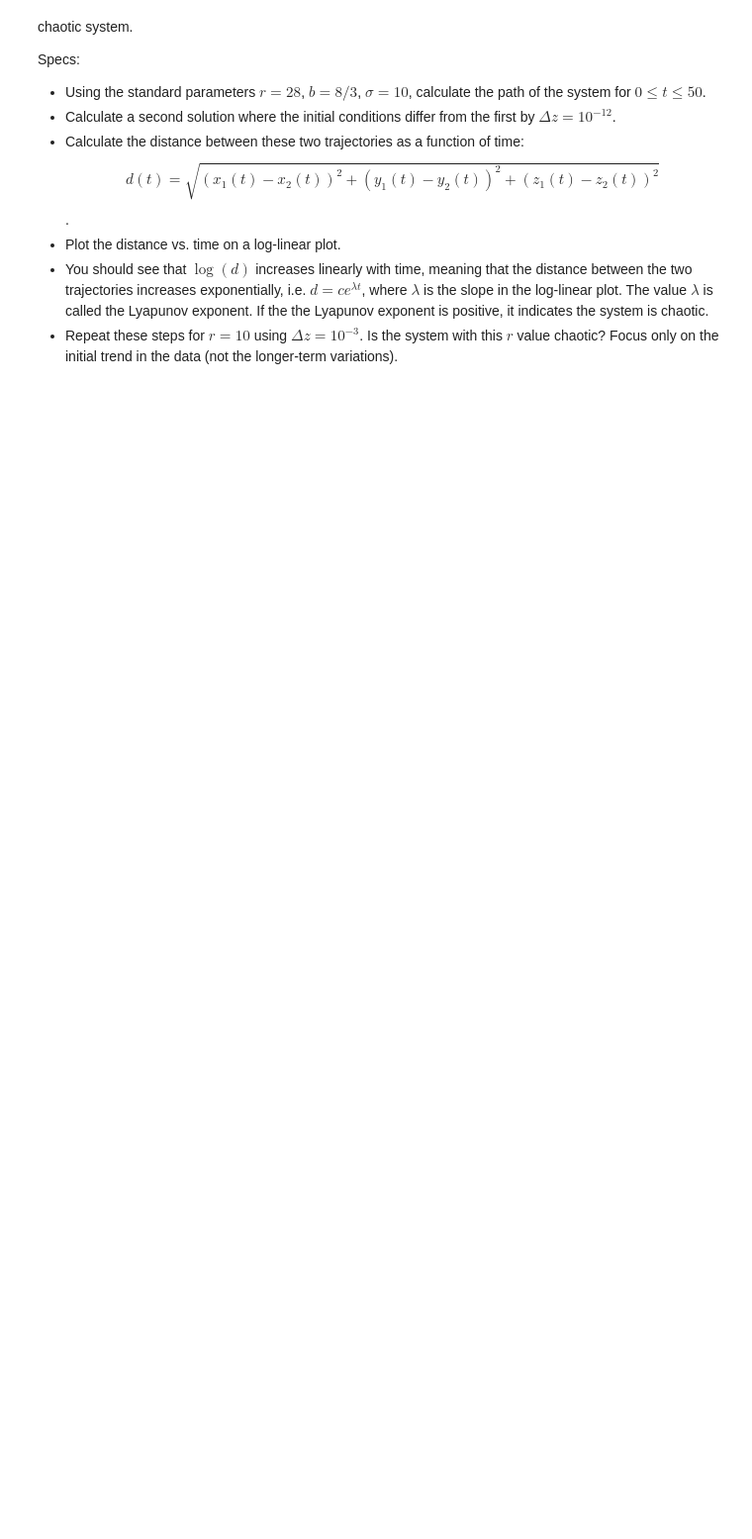
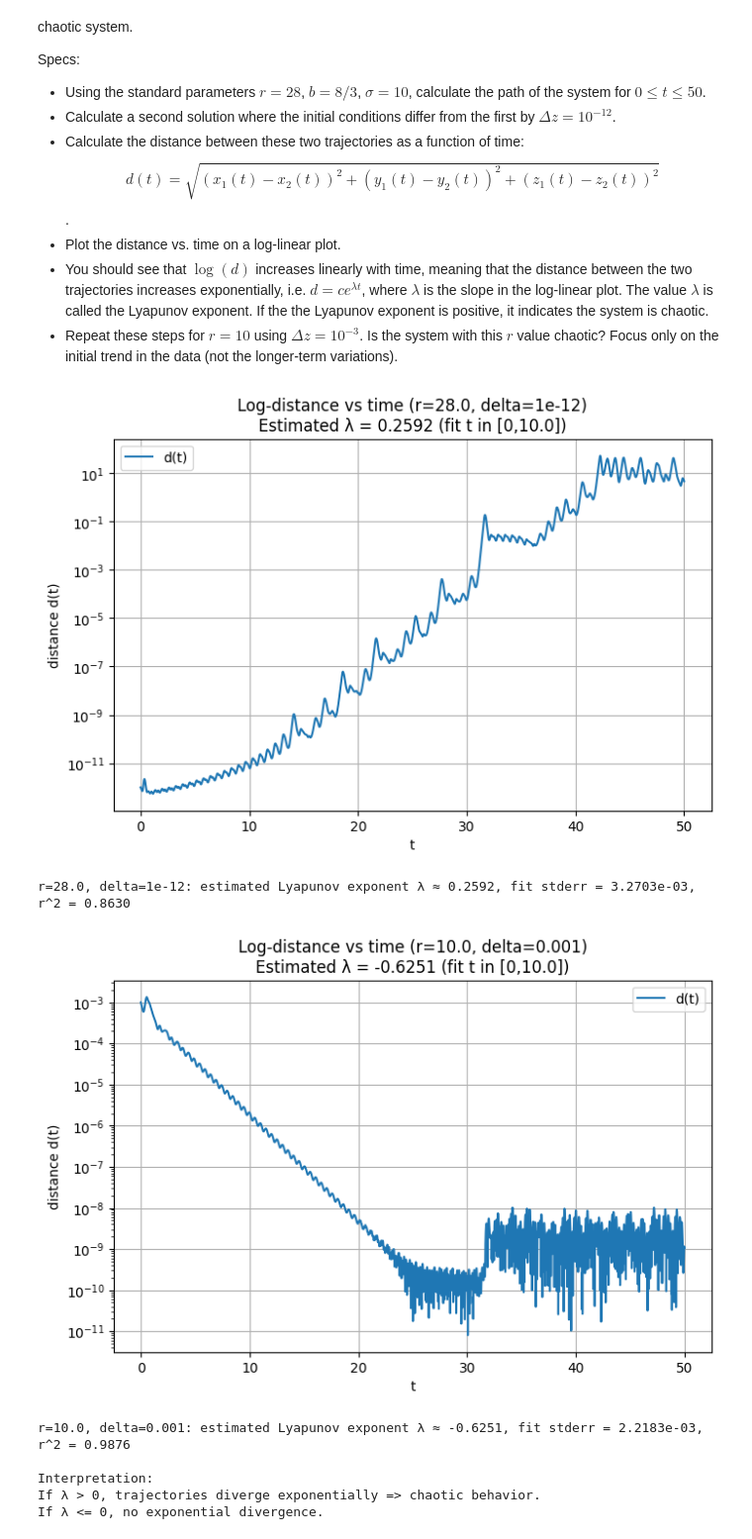
Before and after one commit to morganpatito/Computational-Physics, a Jupyter notebook: ode/ode_4.ipynb, the cells around one changed output. Shown at 99% size. Cells and saved outputs as stored; diff of their text form; code cells hidden in the pictures; blank space fills up the shorter version.

```diff
--- a/ode/ode_4.ipynb
+++ b/ode/ode_4.ipynb
@@ -378,0 +590,68 @@ from scipy.integrate import solve_ivp
+# %%
+
+
+# your code here
+
+# Cell 9: Skill Check 5 - estimate Lyapunov exponent by fitting log(d(t)) early slope
+import numpy as np
+import matplotlib.pyplot as plt
+from scipy.integrate import solve_ivp
+from scipy.stats import linregress
+
+def estimate_lyapunov(r, delta=1e-12, tmax=50.0):
+    sigma = 10.0; b = 8/3
+    t_eval = np.linspace(0, tmax, 5000)
+    y0 = np.array([1.0, 1.0, 1.0])
+    y0p = y0.copy()
+    y0p[2] += delta  # perturb z by delta
+
+    sol1 = solve_ivp(deriv_lorenz, (0,tmax), y0, t_eval=t_eval, args=(sigma, r, b), rtol=1e-9, atol=1e-12)
+    sol2 = solve_ivp(deriv_lorenz, (0,tmax), y0p, t_eval=t_eval, args=(sigma, r, b), rtol=1e-9, atol=1e-12)
+
+    t = sol1.t
+    X1 = sol1.y; X2 = sol2.y
+    d = np.sqrt(np.sum((X1 - X2)**2, axis=0))
+
+    # avoid zeros and numerical floor
+    d = np.maximum(d, 1e-16)
+
+    # consider an early window to fit exponential growth (e.g., t in [0, Tmax_fit])
+    Tmax_fit = 10.0
+    mask = (t >= 0) & (t <= Tmax_fit)
+    t_fit = t[mask]
+    logd = np.log(d[mask])
+
+    # linear fit: logd = log(c) + lambda * t
+    slope, intercept, r_value, p_value, stderr = linregress(t_fit, logd)
+
+    # plot
+    plt.figure(figsize=(8,5))
+    plt.plot(t, d, label='d(t)')
+    plt.yscale('log')
+    plt.xlabel('t'); plt.ylabel('distance d(t)')
+    plt.title(f'Log-distance vs time (r={r}, delta={delta})\nEstimated λ = {slope:.4f} (fit t in [0,{Tmax_fit}])')
+    plt.grid(True)
+    plt.legend()
+    plt.show()
+
+    print(f"r={r}, delta={delta}: estimated Lyapunov exponent λ ≈ {slope:.4f}, fit stderr = {stderr:.4e}, r^2 = {r_value**2:.4f}")
+    return slope, intercept, r_value, stderr
+
+# For r=28, delta=1e-12
+lambda28 = estimate_lyapunov(28.0, delta=1e-12, tmax=50.0)
+
+# For r=10, delta=1e-3
+lambda10 = estimate_lyapunov(10.0, delta=1e-3, tmax=50.0)
+
+print("\nInterpretation:")
+print("If λ > 0, trajectories diverge exponentially => chaotic behavior.")
+print("If λ <= 0, no exponential divergence.")
+# %% [output]
+[figure, added]
+r=28.0, delta=1e-12: estimated Lyapunov exponent λ ≈ 0.2592, fit stderr = 3.2703e-03, r^2 = 0.8630
+[figure, added]
+r=10.0, delta=0.001: estimated Lyapunov exponent λ ≈ -0.6251, fit stderr = 2.2183e-03, r^2 = 0.9876
+
+Interpretation:
+If λ > 0, trajectories diverge exponentially => chaotic behavior.
+If λ <= 0, no exponential divergence.
```
Also changed, not shown: parts of 12 cells of this notebook.
